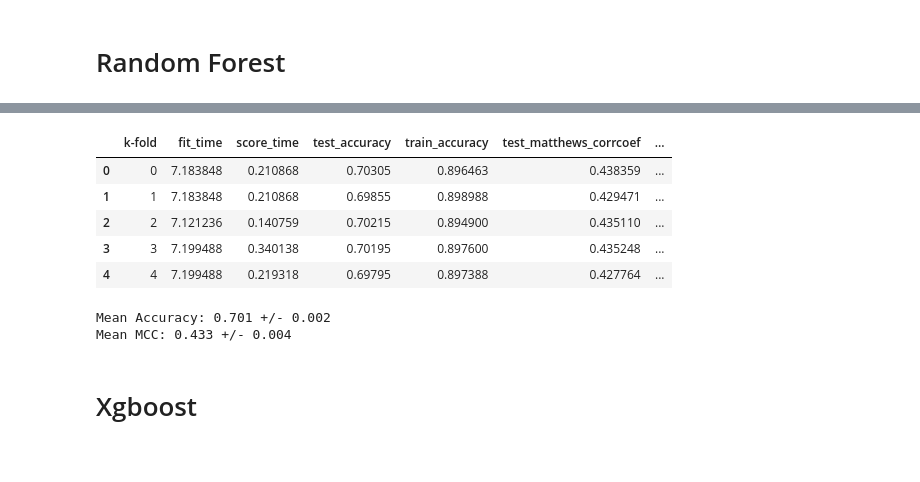
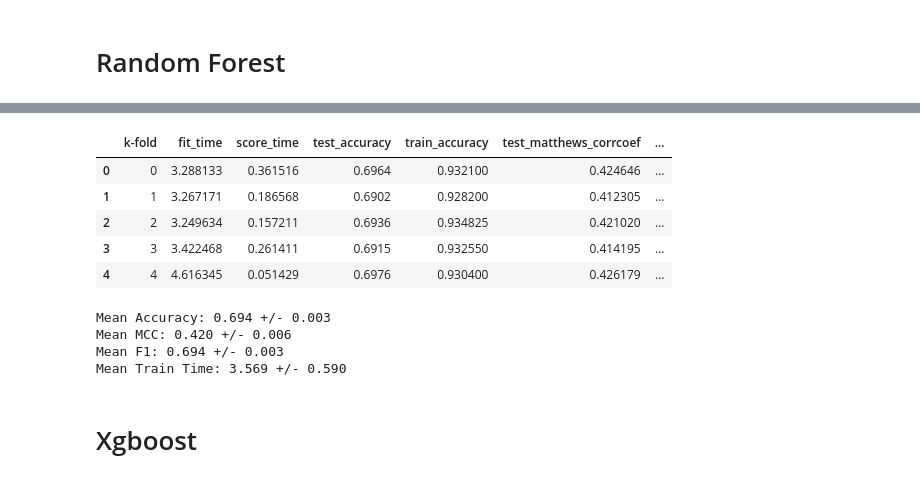
Before and after one commit to nina-prog/richters-predictor-modeling-earthquake-damage, a Jupyter notebook: notebooks/week04/week04-modelling-ensemble-alg.ipynb, the cells around one changed output, grey strips where cells are left out. Saved outputs shown, nothing was run; the diff lists cells and outputs as text; code cells hidden in the pictures.

```diff
--- a/notebooks/week04/week04-modelling-ensemble-alg.ipynb
+++ b/notebooks/week04/week04-modelling-ensemble-alg.ipynb
@@ -27,8 +27,8 @@ np.random.seed(42)
 X_train = pd.read_csv("../../data/processed/train_data_cleaned.csv")
 y_train = pd.read_csv("../../data/processed/train_labels.csv")
 # %%
-X_train = X_train.iloc[:100000] # max 260601
-y_train = y_train.iloc[:100000] # max 260601
+X_train = X_train.iloc[:50000] # max 260601
+y_train = y_train.iloc[:50000] # max 260601
 # %% [markdown]
 # Random Forest
 # %%
@@ -45,7 +45,7 @@ cv_results_rf = cross_validate(rf,
                                X_train,
                                y_train["damage_grade"],
                                cv=5,
-                               scoring=("accuracy", "matthews_corrcoef"),
+                               scoring=("accuracy", "matthews_corrcoef", "f1_micro"),
                                return_train_score=True,
                                n_jobs=-1,
                                verbose=1)
@@ -55,25 +55,36 @@ cv_results_rf = cross_validate(rf,
 # %%
 # Display results
 df_cv_results_rf = pd.DataFrame(cv_results_rf).reset_index(names="k-fold")
 display(df_cv_results_rf)
 
-# Calculate mean and standard deviation
+# Calculate mean and standard deviation for scores
 cv_acc_mean_rf = df_cv_results_rf["test_accuracy"].mean()
 cv_acc_std_rf = df_cv_results_rf["test_accuracy"].std()
 print(f"Mean Accuracy: {cv_acc_mean_rf:.3f} +/- {cv_acc_std_rf:.3f}")
 
+cv_f1_mean_rf = df_cv_results_rf["test_f1_micro"].mean()
+cv_f1_std_rf = df_cv_results_rf["test_f1_micro"].std()
+print(f"Mean F1: {cv_f1_mean_rf:.3f} +/- {cv_f1_std_rf:.3f}")
+
 cv_mcc_mean_rf = df_cv_results_rf["test_matthews_corrcoef"].mean()
 cv_mcc_std_rf = df_cv_results_rf["test_matthews_corrcoef"].std()
 print(f"Mean MCC: {cv_mcc_mean_rf:.3f} +/- {cv_mcc_std_rf:.3f}")
+
+# Calculate mean and standard deviation for train time
+cv_train_time_mean_rf = df_cv_results_rf["fit_time"].mean()
+cv_train_time_std_rf = df_cv_results_rf["fit_time"].std()
+print(f"Mean Train Time: {cv_train_time_mean_rf:.3f} sec +/- {cv_train_time_std_rf:.3f}")
 # %% [output]
 |  | k-fold | fit_time | score_time | test_accuracy | train_accuracy | test_matthews_corrcoef | ... |
-| 0 | 0 | 7.183848 | 0.210868 | 0.70305 | 0.896463 | 0.438359 | ... |
-| 1 | 1 | 7.183848 | 0.210868 | 0.69855 | 0.898988 | 0.429471 | ... |
-| 2 | 2 | 7.121236 | 0.140759 | 0.70215 | 0.894900 | 0.435110 | ... |
-| 3 | 3 | 7.199488 | 0.340138 | 0.70195 | 0.897600 | 0.435248 | ... |
-| 4 | 4 | 7.199488 | 0.219318 | 0.69795 | 0.897388 | 0.427764 | ... |
+| 0 | 0 | 3.288133 | 0.361516 | 0.6964 | 0.932100 | 0.424646 | ... |
+| 1 | 1 | 3.267171 | 0.186568 | 0.6902 | 0.928200 | 0.412305 | ... |
+| 2 | 2 | 3.249634 | 0.157211 | 0.6936 | 0.934825 | 0.421020 | ... |
+| 3 | 3 | 3.422468 | 0.261411 | 0.6915 | 0.932550 | 0.414195 | ... |
+| 4 | 4 | 4.616345 | 0.051429 | 0.6976 | 0.930400 | 0.426179 | ... |
-Mean Accuracy: 0.701 +/- 0.002
-Mean MCC: 0.433 +/- 0.004
+Mean Accuracy: 0.694 +/- 0.003
+Mean MCC: 0.420 +/- 0.006
+Mean F1: 0.694 +/- 0.003
+Mean Train Time: 3.569 +/- 0.590
 # %% [markdown]
 # Xgboost
 # %%
```
Also changed, not shown: parts of 10 cells of this notebook, 6 other files.
